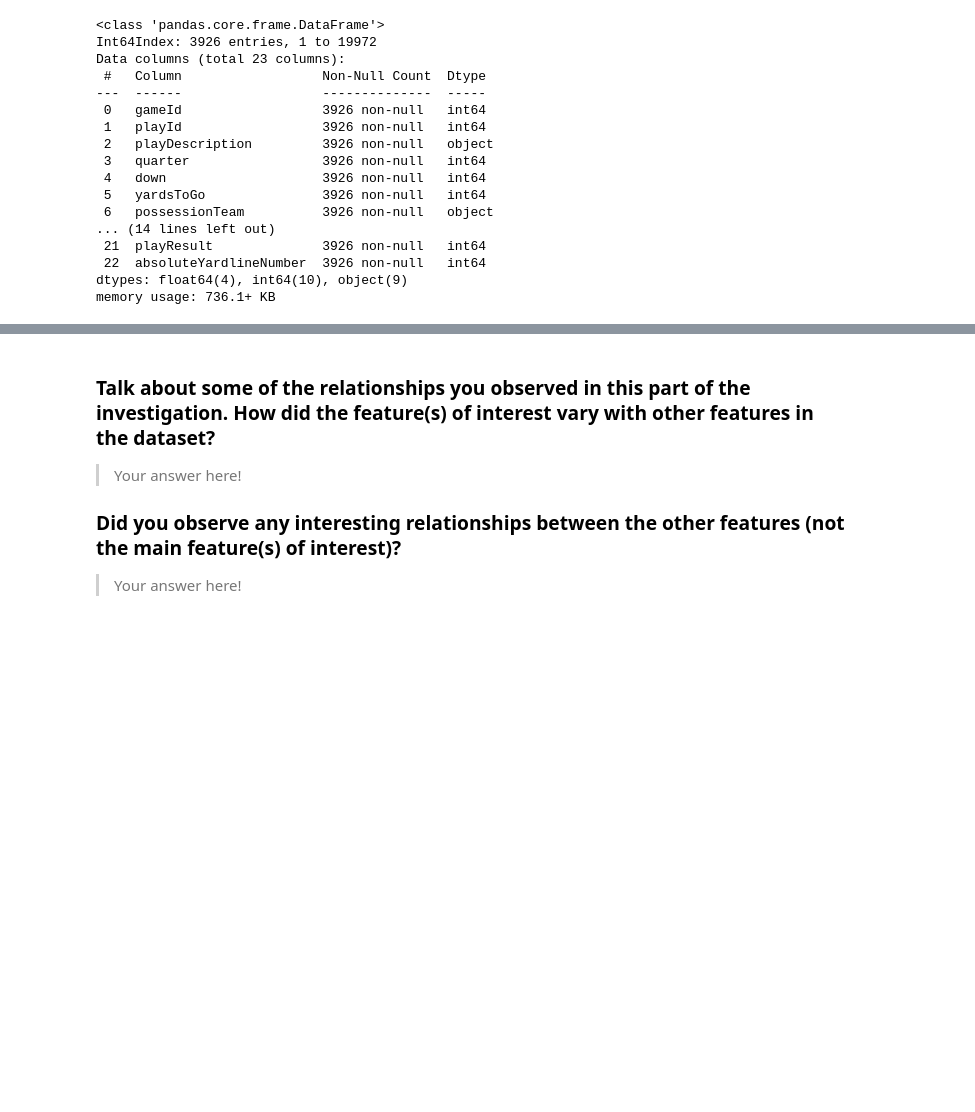
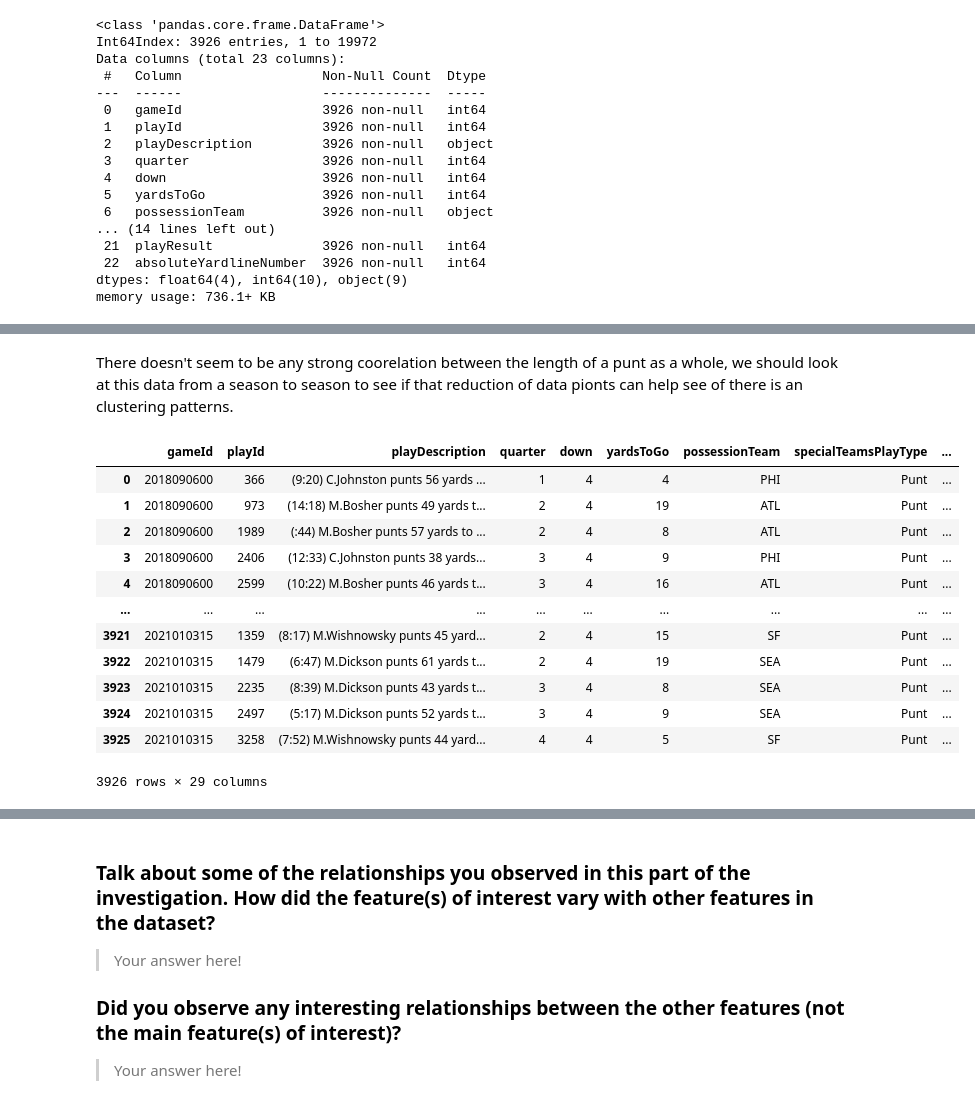
Before and after one commit to dkrejcarek/punt_analysis, a Jupyter notebook: Part_I_exploration_template.ipynb, the cells around one changed output, grey strips where cells are left out. Drawn from its saved outputs; the diff is of its cells as text; code cells hidden in the pictures; blank space fills up the shorter version.

```diff
--- a/Part_I_exploration_template.ipynb
+++ b/Part_I_exploration_template.ipynb
@@ -326,0 +340,3 @@ memory usage: 736.1+ KB
+# %%
+pd.set_option('display.max_colwidth', None)
+punt_data[punt_data['kickReturnYardage'].isnull()][punt_data['specialTeamsResult'] == 'Return']['playDescription']
@@ -326,0 +366,20 @@ memory usage: 736.1+ KB
+# %% [markdown]
+There doesn't seem to be any strong coorelation between the length of a punt as a whole, we should look at this data from a season to season to see if that reduction of data pionts can help see of there is an clustering patterns.
+# %%
+# Add in the game data to get season
+punt_data = punt_data.merge(games, on = 'gameId', how='left')
+punt_data
+# %% [output]
+|  | gameId | playId | playDescription | quarter | down | yardsToGo | possessionTeam | specialTeamsPlayType | ... |
+| 0 | 2018090600 | 366 | (9:20) C.Johnston punts 56 yards ... | 1 | 4 | 4 | PHI | Punt | ... |
+| 1 | 2018090600 | 973 | (14:18) M.Bosher punts 49 yards t... | 2 | 4 | 19 | ATL | Punt | ... |
+| 2 | 2018090600 | 1989 | (:44) M.Bosher punts 57 yards to ... | 2 | 4 | 8 | ATL | Punt | ... |
+| 3 | 2018090600 | 2406 | (12:33) C.Johnston punts 38 yards... | 3 | 4 | 9 | PHI | Punt | ... |
+| 4 | 2018090600 | 2599 | (10:22) M.Bosher punts 46 yards t... | 3 | 4 | 16 | ATL | Punt | ... |
+| ... | ... | ... | ... | ... | ... | ... | ... | ... | ... |
+| 3921 | 2021010315 | 1359 | (8:17) M.Wishnowsky punts 45 yard... | 2 | 4 | 15 | SF | Punt | ... |
+| 3922 | 2021010315 | 1479 | (6:47) M.Dickson punts 61 yards t... | 2 | 4 | 19 | SEA | Punt | ... |
+| 3923 | 2021010315 | 2235 | (8:39) M.Dickson punts 43 yards t... | 3 | 4 | 8 | SEA | Punt | ... |
+| 3924 | 2021010315 | 2497 | (5:17) M.Dickson punts 52 yards t... | 3 | 4 | 9 | SEA | Punt | ... |
+| 3925 | 2021010315 | 3258 | (7:52) M.Wishnowsky punts 44 yard... | 4 | 4 | 5 | SF | Punt | ... |
+3926 rows × 29 columns
```
Also changed, not shown: parts of 8 cells of this notebook.
